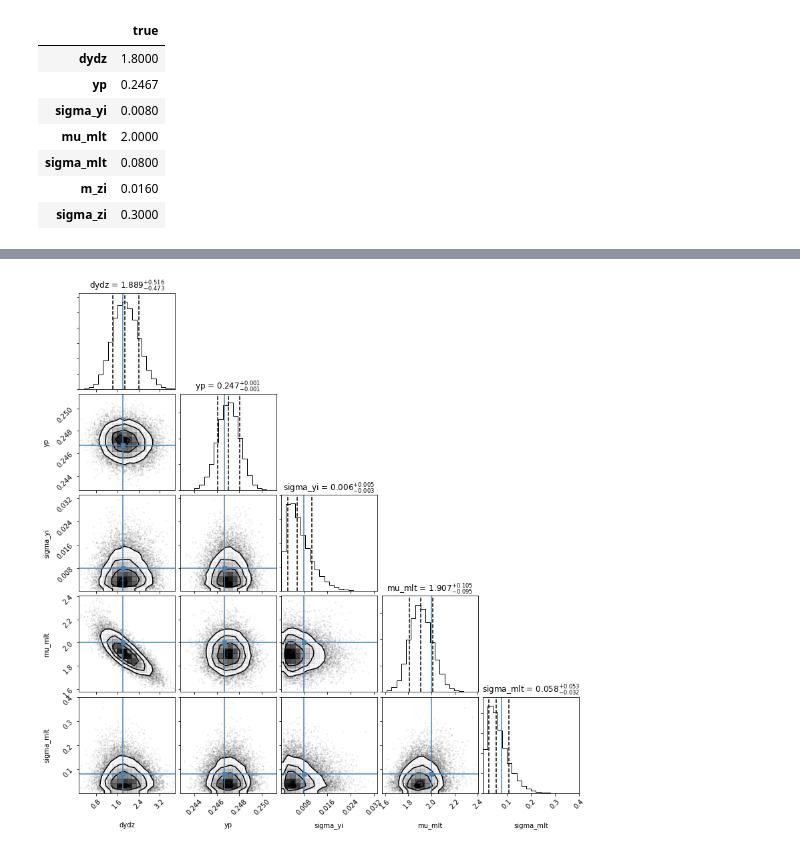
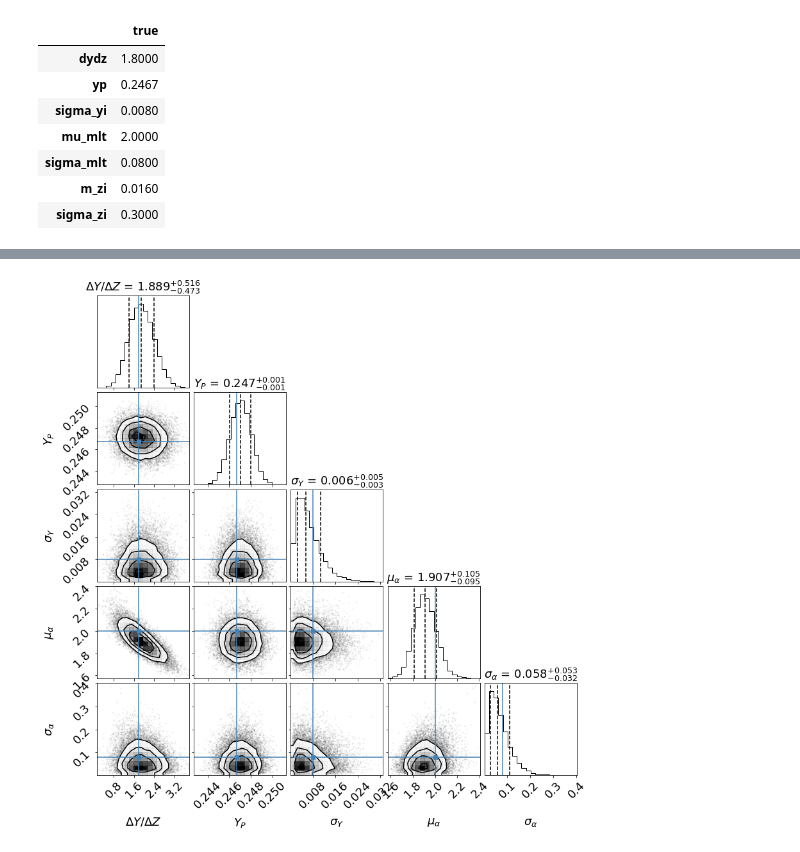
Before and after one commit to alexlyttle/hierarchically-modelling-dwarfs, a Jupyter notebook: modelling/final_test_models/truth_comparisons.ipynb, the cells around one changed output, grey strips where cells are left out. Drawn from its saved outputs; the diff is of its cells as text; code cells hidden in the pictures.

Commit message:
Updated corner plots

```diff
--- a/modelling/final_test_models/truth_comparisons.ipynb
+++ b/modelling/final_test_models/truth_comparisons.ipynb
@@ -218,7 +212,40 @@ xs.shape
-# %%
-fig = corner(
-    xs, truths=hyperparams.loc[phi, 'true'], quantiles=[.16, .5, .84],
-    labels=phi, show_titles=True, title_fmt='.3f'
-)
-# %% [output]
-[figure, removed]
+# %%
+labels = {
+    'dydz': r'$\Delta Y / \Delta Z$',
+    'yp': r'$Y_P$',
+    'sigma_yi': r'$\sigma_Y$',
+    'mu_mlt': r'$\mu_\alpha$',
+    'sigma_mlt': r'$\sigma_\alpha$',
+    'mlt': r'$\alpha_\mathrm{MLT}$',
+}
+# %%
+names = ['dydz', 'yp', 'sigma_yi', 'mu_mlt', 'sigma_mlt']
+# names = ['dydz', 'yp', 'sigma_yi', 'mlt']
+var_names = ['/'.join(['population', name]) for name in names]
+# var_names = ['/'.join(['population', name]) for name in names]
+# %%
+n_chains = len(posterior['chain'])
+n_draws = len(posterior['draw'])
+n_samples = n_chains * n_draws
+# %%
+label = []
+xs = np.zeros((len(var_names), n_samples))
+for i, name in enumerate(var_names):
+    xs[i] = posterior[name].values.flatten()
+    label.append(labels[names[i]])
+# %%
+plt.rc('axes', titlesize=18.)
+plt.rc('axes', labelsize=18.)
+plt.rc('xtick', labelsize=18.)
+plt.rc('ytick', labelsize=18.)
+
+# fig, axes = plt.subplots(len(names), len(names), figsize=(12, 12), dpi=300,
+#                         gridspec_kw={})
+fig = corner(xs.T, labels=label, title_fmt='.3f', quantiles=[.16, .5, .84],
+             show_titles=True, truths=hyperparams.loc[names, 'true'],
+#              fig=fig,
+             labelpad=.15)
+# fig.tight_layout()
+fig.savefig(os.path.join(path, 'population/corner_plot_truths.png'), bbox_inches='tight')
+# %% [output]
+[figure, added]
```
Also changed, not shown: parts of 8 cells of this notebook, 7 other files.
